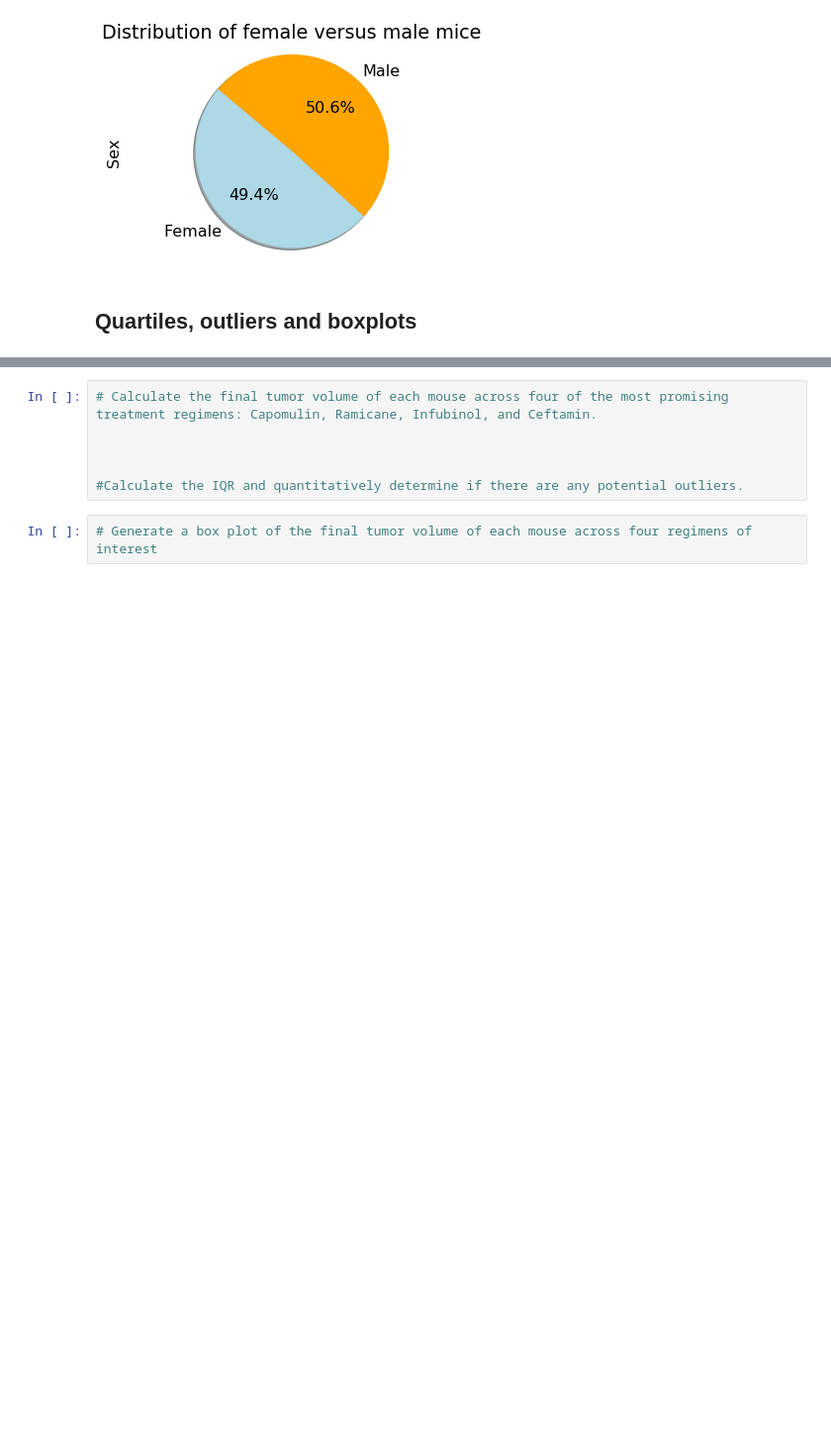
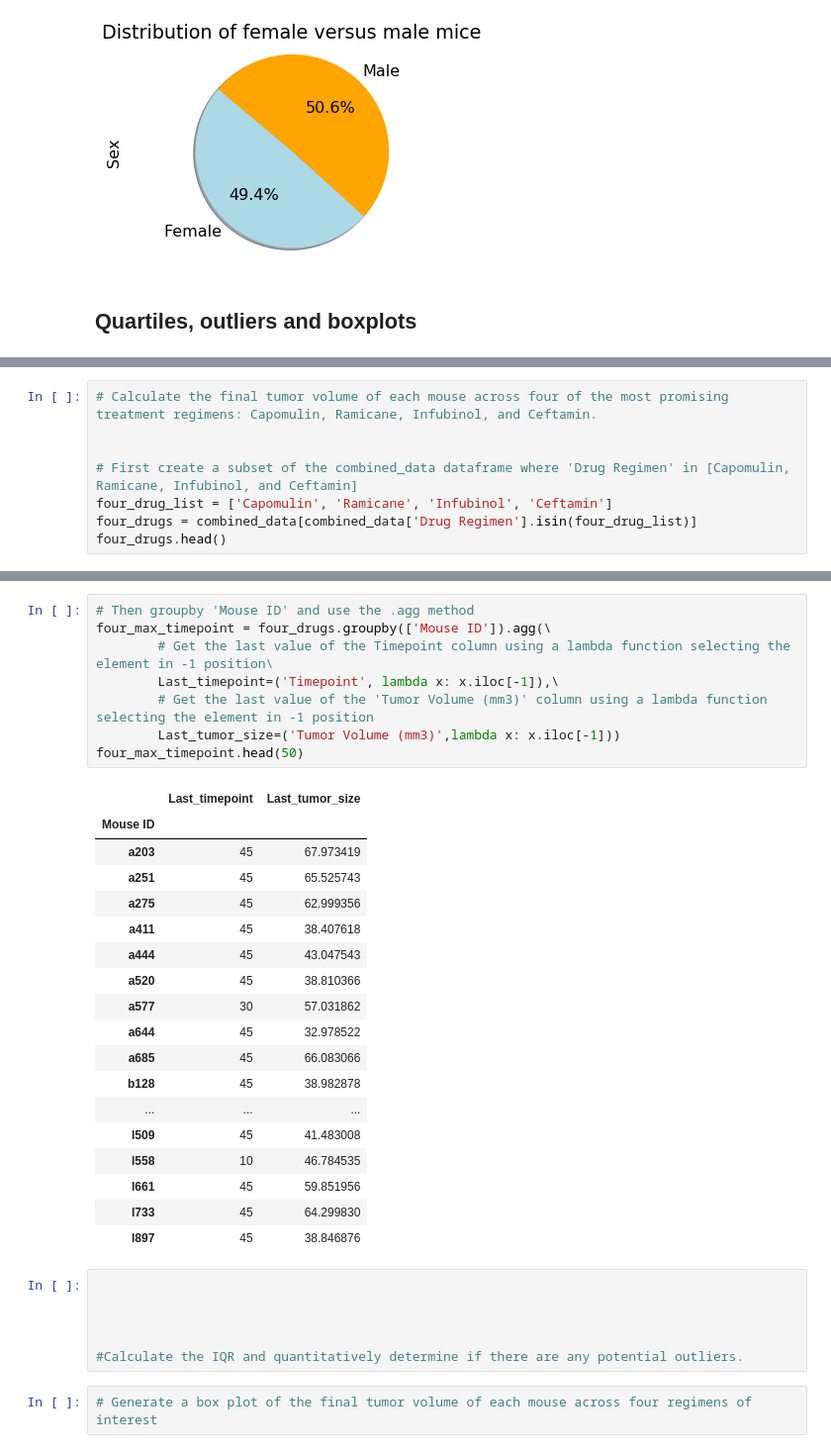
Before and after one commit to kipmadden/Pymaceuticals, a Jupyter notebook: pymaceuticals_starter.ipynb, the cells around one changed output, grey strips where cells are left out. Shown: that part at 99% size. Drawn from its saved outputs; the diff is of its cells as text; blank space fills up the shorter version.

```diff
--- a/pymaceuticals_starter.ipynb
+++ b/pymaceuticals_starter.ipynb
@@ -287,0 +286,8 @@ plt.show()
+# %%
+# Calculate the final tumor volume of each mouse across four of the most promising treatment regimens: Capomulin, Ramicane, Infubinol, and Ceftamin.
+
+
+# First create a subset of the combined_data dataframe where 'Drug Regimen' in [Capomulin, Ramicane, Infubinol, and Ceftamin]
+four_drug_list = ['Capomulin', 'Ramicane', 'Infubinol', 'Ceftamin']
+four_drugs = combined_data[combined_data['Drug Regimen'].isin(four_drug_list)]
+four_drugs.head()
@@ -288,5 +301,32 @@ plt.show()
+# %%
+# Then groupby 'Mouse ID' and use the .agg method
+four_max_timepoint = four_drugs.groupby(['Mouse ID']).agg(\
+        # Get the last value of the Timepoint column using a lambda function selecting the element in -1 position\
+        Last_timepoint=('Timepoint', lambda x: x.iloc[-1]),\
+        # Get the last value of the 'Tumor Volume (mm3)' column using a lambda function selecting the element in -1 position
+        Last_tumor_size=('Tumor Volume (mm3)',lambda x: x.iloc[-1]))
+four_max_timepoint.head(50)
+# %% [output]
+|  | Last_timepoint | Last_tumor_size |
+| Mouse ID |  |  |
+| a203 | 45 | 67.973419 |
+| a251 | 45 | 65.525743 |
+| a275 | 45 | 62.999356 |
+| a411 | 45 | 38.407618 |
+| a444 | 45 | 43.047543 |
+| a520 | 45 | 38.810366 |
+| a577 | 30 | 57.031862 |
+| a644 | 45 | 32.978522 |
+| a685 | 45 | 66.083066 |
+| b128 | 45 | 38.982878 |
+| ... | ... | ... |
+| l509 | 45 | 41.483008 |
+| l558 | 10 | 46.784535 |
+| l661 | 45 | 59.851956 |
+| l733 | 45 | 64.299830 |
+| l897 | 45 | 38.846876 |
 # %%
-# Calculate the final tumor volume of each mouse across four of the most promising treatment regimens: Capomulin, Ramicane, Infubinol, and Ceftamin.
+
 
 
 
```
Also changed, not shown: parts of 8 cells of this notebook, 1 other file.
